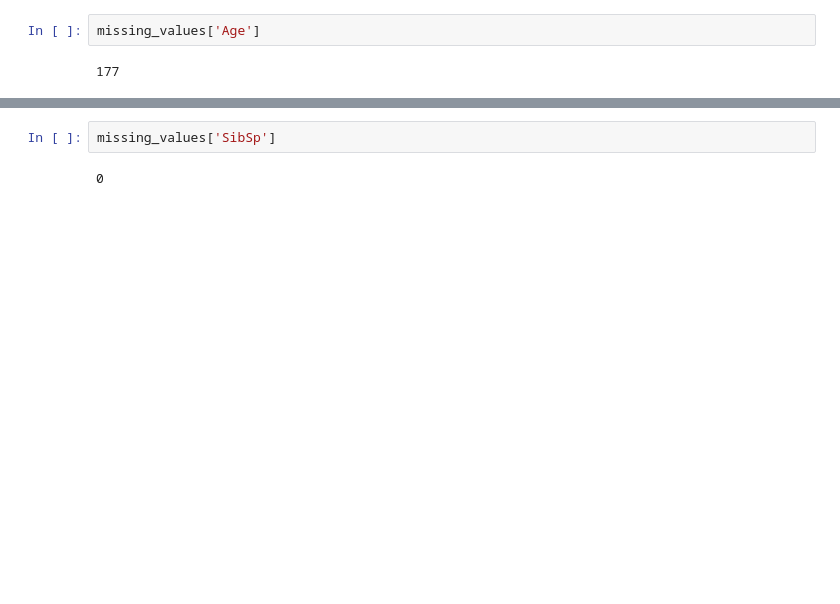
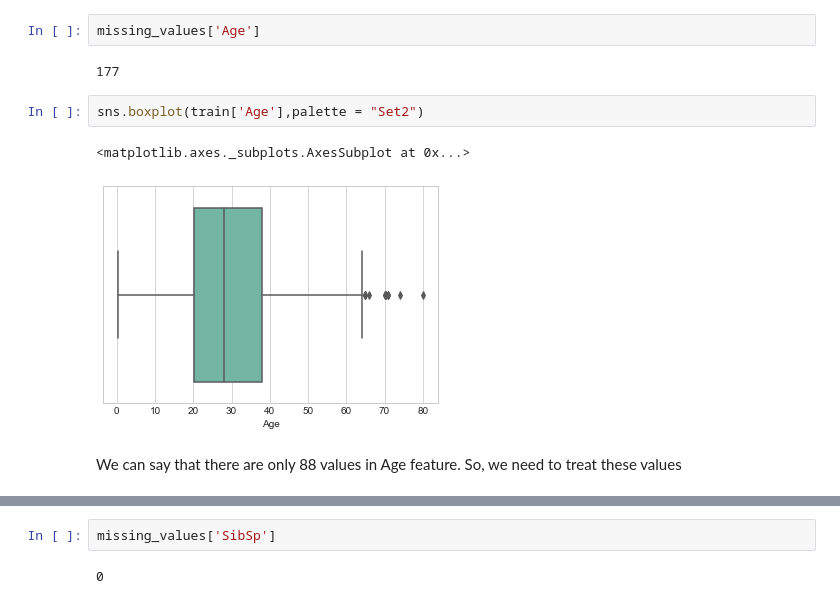
Before and after one commit to guptaa98/Kaggle-Notebooks, a Jupyter notebook: Titanic kaggle.ipynb, the cells around one changed output, grey strips where cells are left out. Drawn from its saved outputs; the diff is of its cells as text; blank space fills up the shorter version.

```diff
--- a/Titanic kaggle.ipynb
+++ b/Titanic kaggle.ipynb
@@ -218,3 +221,10 @@ sns.distplot(df_bin.loc[df_bin['Survived']==0]['Sex'], kde_kws={'label':'Did not
 missing_values['Age']
 # %% [output]
 177
+# %%
+sns.boxplot(train['Age'],palette = "Set2")
+# %% [output]
+<matplotlib.axes._subplots.AxesSubplot at 0x...>
+[figure, added]
+# %% [markdown]
+We can say that there are only 88 values in Age feature. So, we need to treat these values
```
Also changed, not shown: parts of 131 cells of this notebook.
